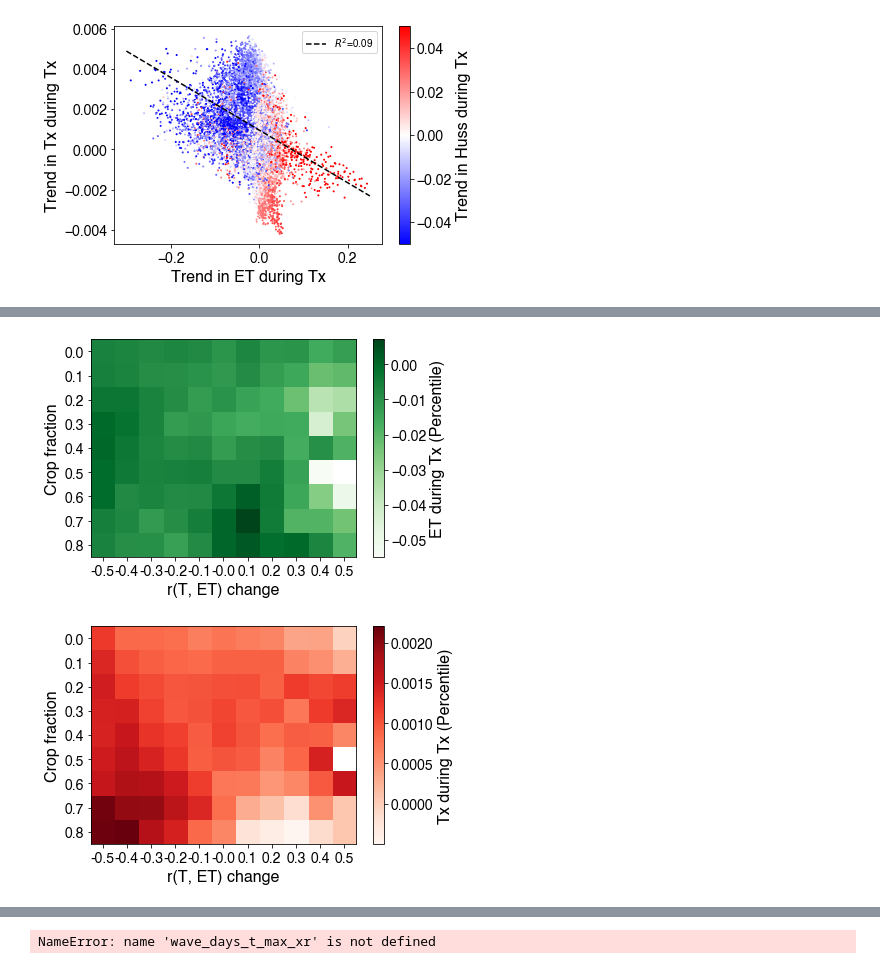
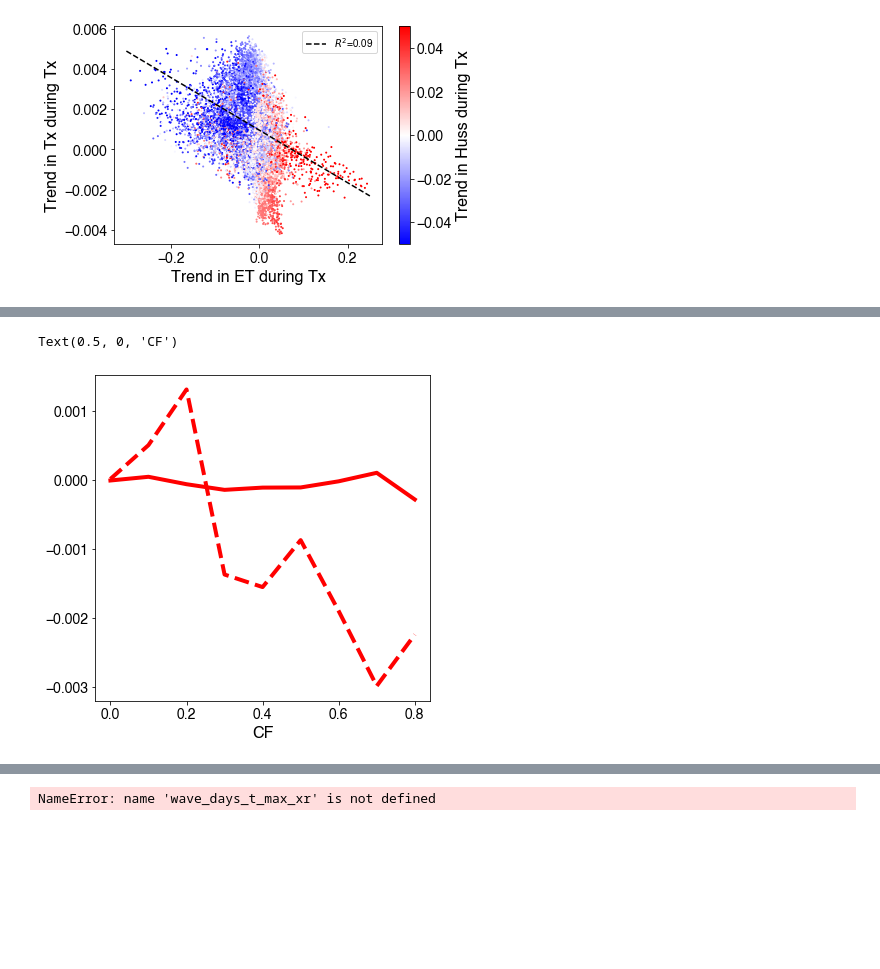
Before and after one commit to ecoffel/2021-heat, a Jupyter notebook: ht_tx_on_tw_analysis.ipynb, the cells around one changed output, grey strips where cells are left out. Drawn from its saved outputs; the diff is of its cells as text; code cells hidden in the pictures; blank space fills up the shorter version.

```diff
--- a/ht_tx_on_tw_analysis.ipynb
+++ b/ht_tx_on_tw_analysis.ipynb
@@ -919,7 +953,7 @@ lat_nh_ind = np.where((lat>=30) & (lat<=65))[0]
 lat_tropics_ind = np.where((lat<30) & (lat>-30))[0]
 lat_sh_ind = np.where((lat <= -30) & (lat >= -60))[0]
 # %%
-lat_ind_sel = lat_nontropics_ind
+lat_ind_sel = lat_global_ind
 
 tx_during_tw_sel = np.nanmean(tx_during_tw, axis=0)
 tx_during_tw_sel = tx_during_tw_sel[lat_ind_sel,:]
@@ -1191,27 +1162,3 @@ cb.set_label('Huss during Tx (Percentile)')
-# %%
-plt.imshow(et_during_tx_diff_2d_binned, cmap='Greens')
-plt.xlabel('r(T, ET) change')
-plt.ylabel('Crop fraction')
-plt.yticks(range(cf_bins.size))
-plt.gca().set_yticklabels(np.round(cf_bins,1))
-plt.xticks(range(r_t_et_diff_bins.size))
-plt.gca().set_xticklabels(np.round(r_t_et_diff_bins,1))
-cb = plt.colorbar()
-cb.set_label('ET during Tx (Percentile)')
-# %% [output]
-[figure, removed]
-# %%
-plt.imshow(tx_during_tx_diff_2d_binned, cmap='Reds')
-plt.xlabel('r(T, ET) change')
-plt.ylabel('Crop fraction')
-plt.yticks(range(cf_bins.size))
-plt.gca().set_yticklabels(np.round(cf_bins,1))
-plt.xticks(range(r_t_et_diff_bins.size))
-plt.gca().set_xticklabels(np.round(r_t_et_diff_bins,1))
-cb = plt.colorbar()
-cb.set_label('Tx during Tx (Percentile)')
-# %% [output]
-[figure, removed]
 # %%
 cf_bin_step = .1
 cf_bins = np.arange(0, .81, cf_bin_step)
@@ -1276,0 +1454,17 @@ for r, cur_r_t_et_bin in enumerate(r_t_et_bins):
+# %%
+fig=plt.figure(figsize=(6,6))
+plt.plot(cf_bins,tx_during_tw_trend_cf_anom_binned, '--r', lw=4)
+plt.plot(cf_bins,tx_during_tx_trend_cf_anom_binned, '-r', lw=4)
+
+# plt.plot(cf_bins,et_during_tw_trend_cf_anom_binned, '--g', lw=4)
+# plt.plot(cf_bins,et_during_tx_trend_cf_anom_binned, '-g', lw=4)
+
+# plt.plot(cf_bins,huss_during_tw_trend_cf_anom_binned, '--b', lw=4)
+# plt.plot(cf_bins,huss_during_tx_trend_cf_anom_binned, '-b', lw=4)
+
+# plt.plot(cf_bins,tw_during_tw_trend_cf_anom_binned, '--m', lw=4)
+# plt.plot(cf_bins,tw_during_tx_trend_cf_anom_binned, '-m', lw=4)
+plt.xlabel('CF')
+# %% [output]
+Text(0.5, 0, 'CF')
+[figure, added]
```
Also changed, not shown: parts of 30 cells of this notebook.
